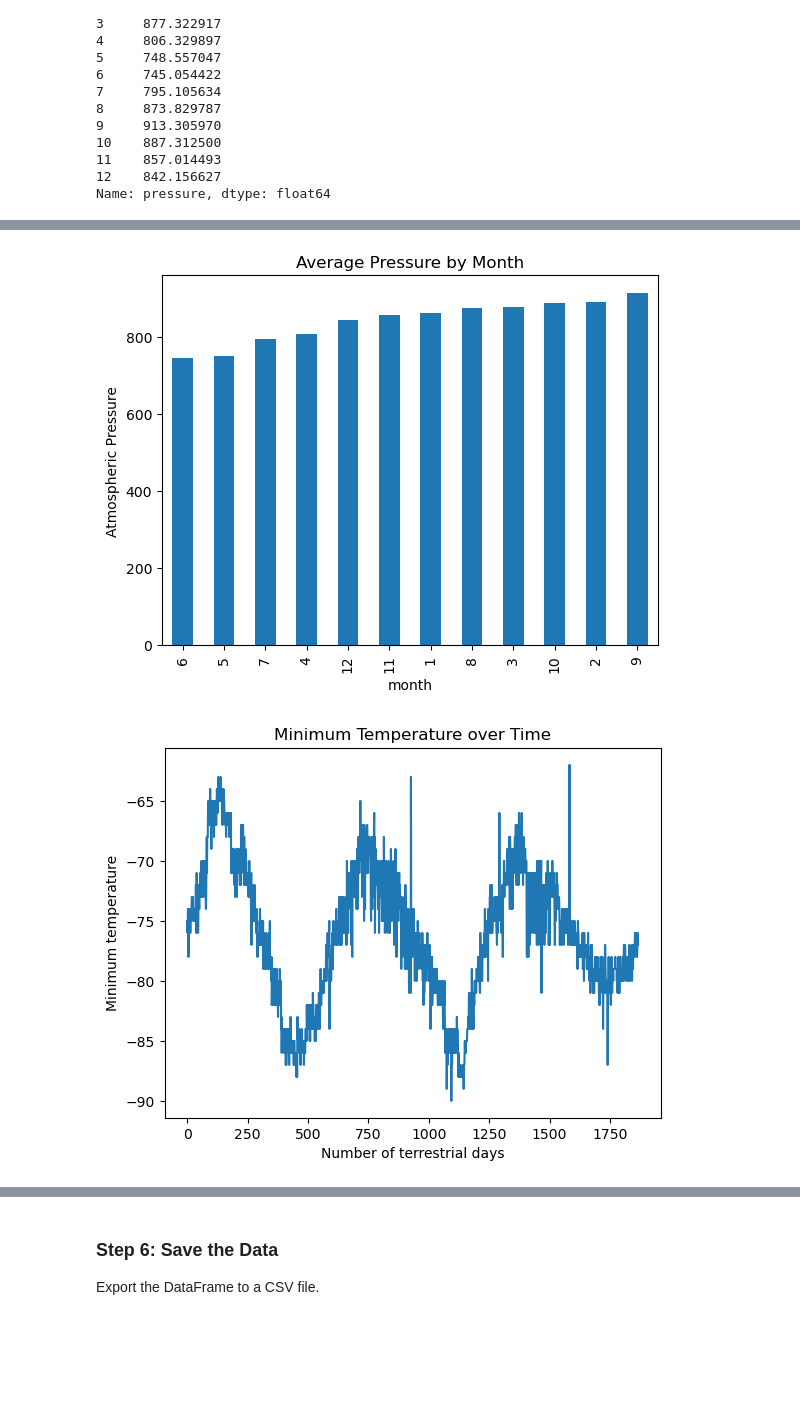
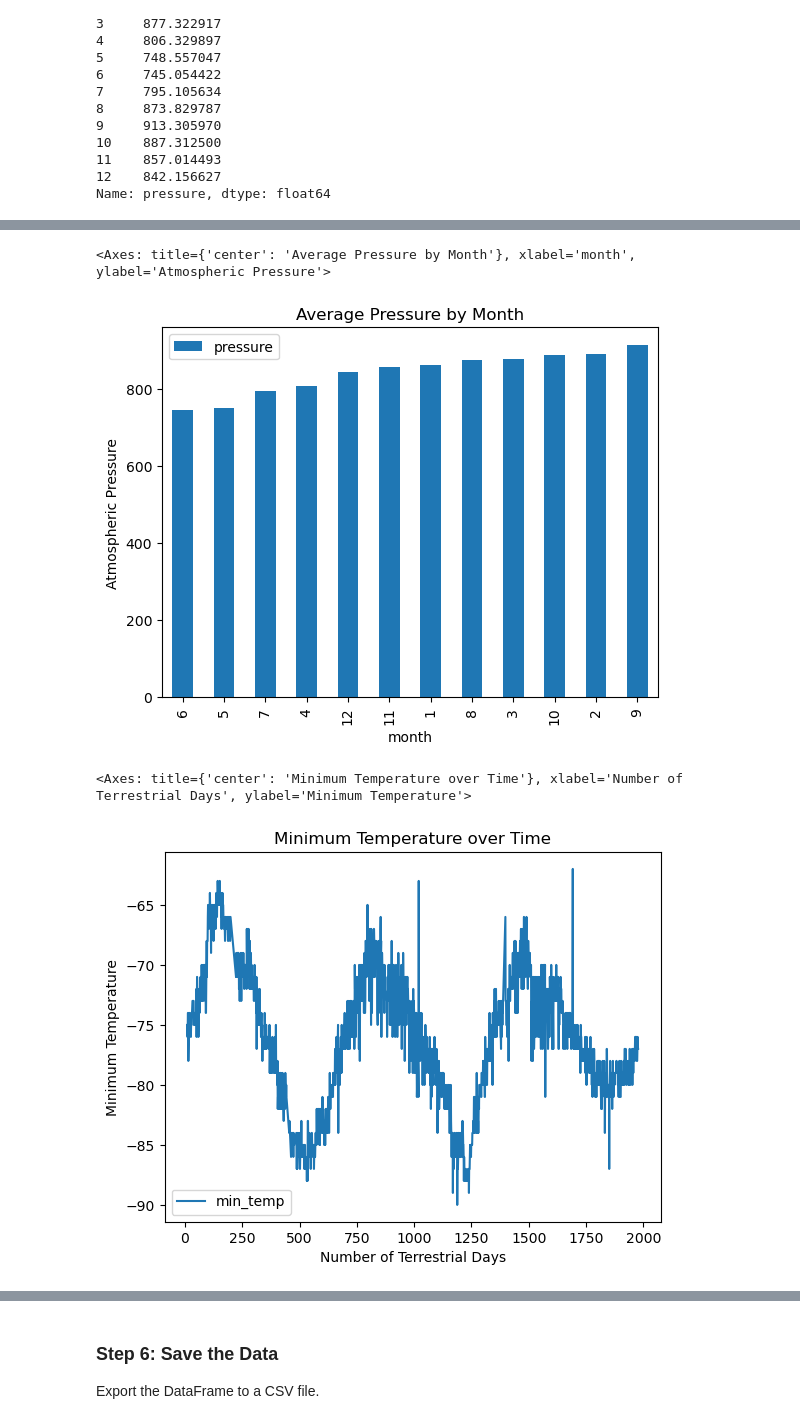
Before and after one commit to DidemBl/module_11_challenge, a Jupyter notebook: Starter_Code/part_2_mars_weather.ipynb, the cells around one changed output, grey strips where cells are left out. Cells and saved outputs as stored; diff of their text form; code cells hidden in the pictures; blank space fills up the shorter version.

```diff
--- a/Starter_Code/part_2_mars_weather.ipynb
+++ b/Starter_Code/part_2_mars_weather.ipynb
@@ -36,5 +36,6 @@ soup = BeautifulSoup(html, 'html.parser')
 # %%
 # Extract all rows of data
 
-table= soup.find('table', class_='table')
-rows= table.find_all('tr')
+
+
+rows = soup.find_all('tr', class_="data-row")
@@ -71,14 +54,10 @@ Assemble the scraped data into a Pandas DataFrame. The columns should have the s
 # %%
 
 # Create an empty list
-mars_list = []
-marc_dict={}
+list_of_rows = []
 
 # Loop through the scraped data to create a list of rows
 for row in rows:
-    headings = row.find('th').text
-    row_data = row.find('td').text.strip()
-    mars_dict[headings] = row_data
-    mars_list.append(mars_dict)
-mars_df = pd.DataFrame(mars_list)
-mars_df.head()
+    td = row.find_all('td')
+    row = [col.text for col in td]
+    list_of_rows.append(row)
@@ -87,2 +64,7 @@ AttributeError: 'NoneType' object has no attribute 'text'
 # %%
 # Create a Pandas DataFrame by using the list of rows and a list of the column names
+df= pd.DataFrame(list_of_rows)
+df.head()
+df.columns = ["id","terrestrial_date", "sol", "ls","month","min_temp","pressure"]
+
+df.head()
@@ -117,2 +105,5 @@ dtype: object
+# %%
+# Change data types for data analysis
+new_df = df.astype({'id': 'object', 'terrestrial_date': 'datetime64[ns]', 'sol': 'int32', 'ls': 'int32', 'month': 'int32','min_temp': 'float64', 'pressure': 'float64'})
 # %%
 # Confirm type changes were successful by examining data types again
@@ -198,9 +218,15 @@ Name: pressure, dtype: float64
 # %%
 # Identify the lowest and highest pressure months in Curiosity's location by sorting the previous graph
+df_pressure_sorted = df_pressure_reset.sort_values("pressure")
+df_pressure_sorted.plot("month", "pressure", kind="bar",  title = "Average Pressure by Month", xlabel="month",
+            ylabel= "Atmospheric Pressure", rot=90)
 # %% [output]
+<Axes: title={'center': 'Average Pressure by Month'}, xlabel='month', ylabel='Atmospheric Pressure'>
-[figure, old version]
+[figure, new version]
 # %%
 # 5. How many terrestrial (Earth) days are there in a Martian year?
 # Visually estimate the result by plotting the daily minimum temperature of each observation in the data set.
+new_df.plot.line(x='sol', y='min_temp', xlabel= "Number of Terrestrial Days", ylabel= "Minimum Temperature", title="Minimum Temperature over Time")
 # %% [output]
+<Axes: title={'center': 'Minimum Temperature over Time'}, xlabel='Number of Terrestrial Days', ylabel='Minimum Temperature'>
-[figure, old version]
+[figure, new version]
```
Also changed, not shown: parts of 23 cells of this notebook, 2 other files.
